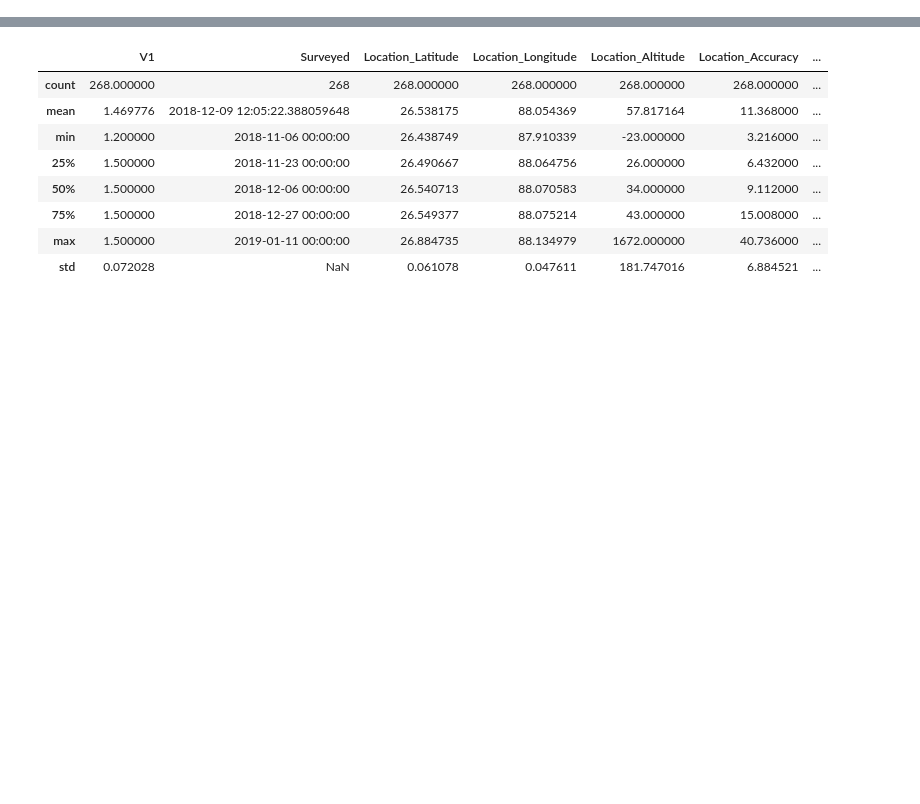
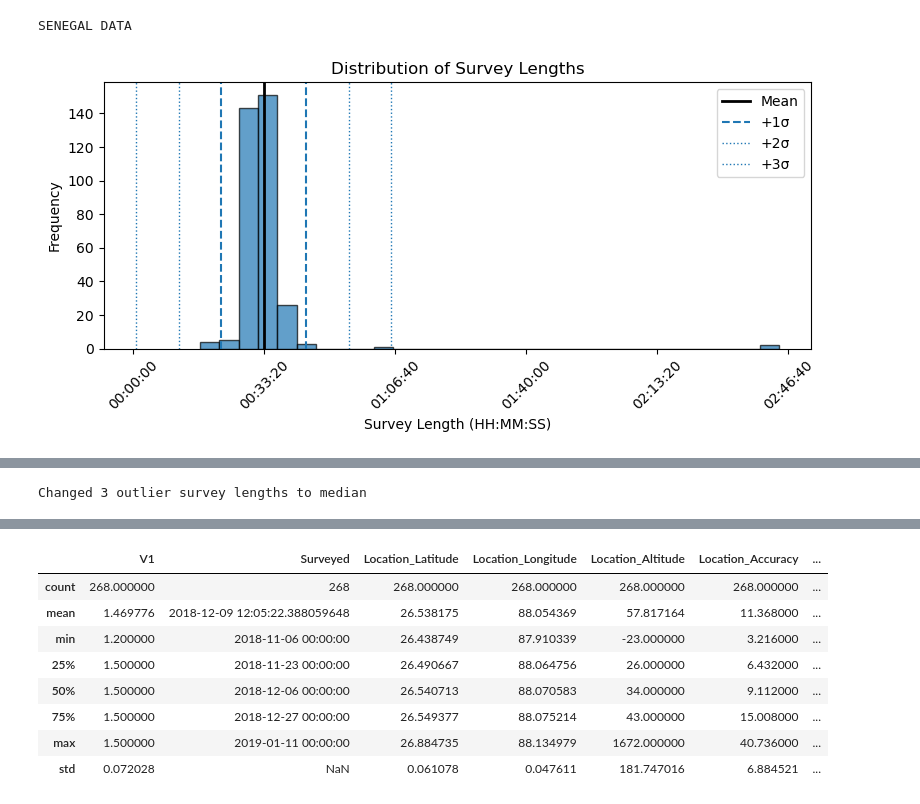
Before and after one commit to thenarrowgate/smallholder-productivity-analysis, a Jupyter notebook: notebooks/EDA.ipynb, the cells around one changed output, grey strips where cells are left out. Drawn from its saved outputs; the diff is of its cells as text; code cells hidden in the pictures; blank space fills up the shorter version.

```diff
--- a/notebooks/EDA.ipynb
+++ b/notebooks/EDA.ipynb
@@ -29,0 +296,6 @@ datetime64[ns]
+# %%
+# 23.4 filling in this survey with median survey length
+median_td = senegal_df.loc[ senegal_df['Survey_Length'] >= pd.Timedelta(0), 'Survey_Length' ].median()
+mask = senegal_df['Survey_Length'] < pd.Timedelta(0)
+print(f"Found {mask.sum()} negative Survey_Length(s), filling with median = {median_td}")
+senegal_df.loc[mask, 'Survey_Length'] = median_td
@@ -29,0 +384,6 @@ datetime64[ns]
+# %%
+print("SENEGAL DATA")
+analyze_survey_length(senegal_df)
+# %% [output]
+SENEGAL DATA
+[figure, added]
@@ -29,0 +394,7 @@ datetime64[ns]
+# %%
+threshold = senegal_df['Survey_Length'].mean() + 2*senegal_df['Survey_Length'].std()
+mask = senegal_df['Survey_Length'] > threshold
+print(f"Changed {mask.sum()} outlier survey lengths to median")
+senegal_df.loc[mask, 'Survey_Length'] = median_td
+# %% [output]
+Changed 3 outlier survey lengths to median
```
Also changed, not shown: parts of 44 cells of this notebook, 1 other file.
